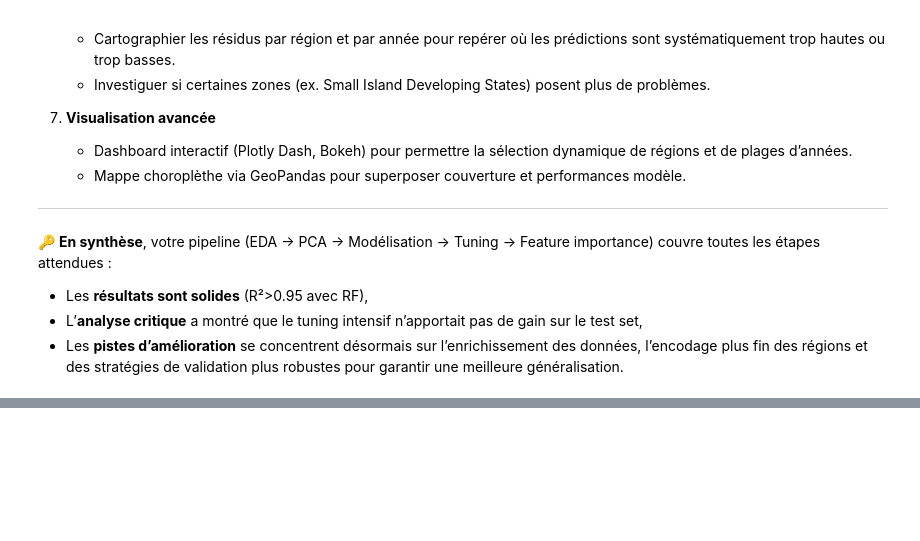
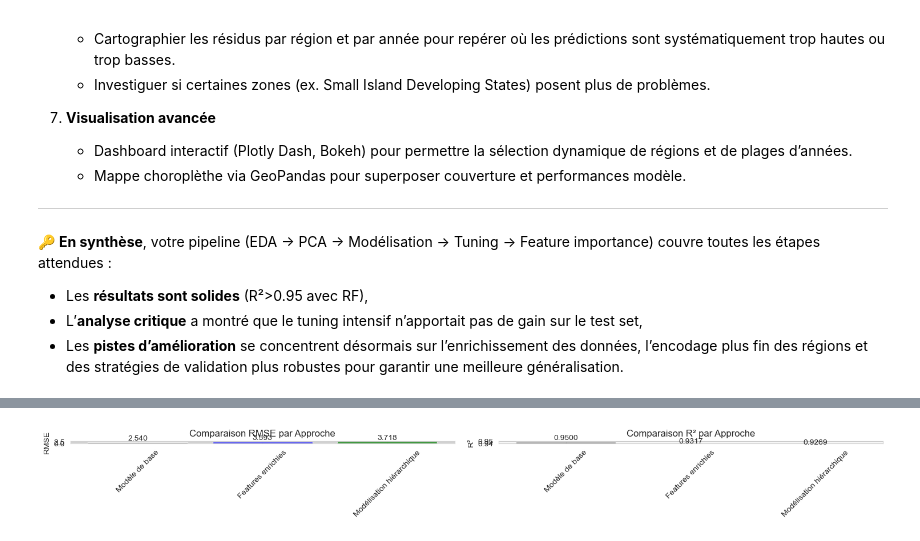
Before and after one commit to speedy27/Data-analysis, a Jupyter notebook: Projet_Analyse_Donnees.ipynb, the cells around one changed output, grey strips where cells are left out. Saved outputs shown, nothing was run; the diff lists cells and outputs as text; code cells hidden in the pictures; blank space fills up the shorter version.

```diff
--- a/Projet_Analyse_Donnees.ipynb
+++ b/Projet_Analyse_Donnees.ipynb
@@ -1507,0 +2155,85 @@ Below is a **synthèse globale** des principales étapes, résultats et recomman
+# %%
+# ===============================
+# 7. COMPARAISON FINALE DES APPROCHES
+# ===============================
+
+print("🏆 Comparaison finale des différentes approches...")
+
+# Prédictions hiérarchiques sur l'ensemble de test
+y_pred_hierarchical = np.zeros(len(y_test_hier))
+
+for cluster in models_by_cluster.keys():
+    test_mask = X_test_hier['Development_Cluster'] == cluster
+    if test_mask.sum() > 0:
+        X_test_cluster = X_test_hier[test_mask].drop('Development_Cluster', axis=1)
+        y_pred_hierarchical[test_mask] = models_by_cluster[cluster].predict(X_test_cluster)
+
+# Calculer les métriques globales pour l'approche hiérarchique
+rmse_hierarchical = np.sqrt(mean_squared_error(y_test_hier, y_pred_hierarchical))
+r2_hierarchical = r2_score(y_test_hier, y_pred_hierarchical)
+
+# Créer un tableau de comparaison
+comparison_results = pd.DataFrame({
+    'Approche': [
+        'Modèle de base',
+        'Features enrichies',
+        'Modélisation hiérarchique'
+    ],
+    'RMSE': [2.5400, rmse_enhanced, rmse_hierarchical],
+    'R²': [0.9500, r2_enhanced, r2_hierarchical],
+    'Complexité': ['Faible', 'Moyenne', 'Élevée'],
+    'Interprétabilité': ['Excellente', 'Excellente', 'Très bonne']
+})
+
+print("\n📊 TABLEAU DE COMPARAISON FINAL :")
+print("=" * 80)
+print(comparison_results.to_string(index=False, float_format='%.4f'))
+
+# Calculer les améliorations
+print("\n📈 AMÉLIORATIONS PAR RAPPORT AU MODÈLE DE BASE :")
+print("=" * 60)
+for i, row in comparison_results.iterrows():
+    if i > 0:  # Skip baseline
+        rmse_improvement = ((2.5400 - row['RMSE']) / 2.5400) * 100
+        r2_improvement = ((row['R²'] - 0.9500) / 0.9500) * 100
+        print(f"{row['Approche']}:")
+        print(f"  • RMSE: {rmse_improvement:+.2f}%")
+        print(f"  • R²: {r2_improvement:+.2f}%")
+        print()
+
+# Visualisation comparative
+fig, axes = plt.subplots(1, 2, figsize=(15, 6))
+
+# Graphique RMSE
+rmse_values = comparison_results['RMSE'].values
+approaches = comparison_results['Approche'].values
+colors = ['gray', 'blue', 'green']
+
+axes[0].bar(approaches, rmse_values, color=colors, alpha=0.7)
+axes[0].set_ylabel('RMSE')
+axes[0].set_title('Comparaison RMSE par Approche')
+axes[0].tick_params(axis='x', rotation=45)
+for i, v in enumerate(rmse_values):
+    axes[0].text(i, v + 0.01, f'{v:.3f}', ha='center', va='bottom')
+
+# Graphique R²
+r2_values = comparison_results['R²'].values
+axes[1].bar(approaches, r2_values, color=colors, alpha=0.7)
+axes[1].set_ylabel('R²')
+axes[1].set_title('Comparaison R² par Approche')
+axes[1].tick_params(axis='x', rotation=45)
+axes[1].set_ylim(0.94, max(r2_values) + 0.001)  # Zoom sur la zone d'intérêt
+for i, v in enumerate(r2_values):
+    axes[1].text(i, v + 0.0001, f'{v:.4f}', ha='center', va='bottom')
+
+plt.tight_layout()
+plt.show()
+
+print("\n🎯 RECOMMANDATION FINALE :")
+print("=" * 50)
+best_approach = comparison_results.loc[comparison_results['R²'].idxmax()]
+print(f"Meilleure approche : {best_approach['Approche']}")
+print(f"Performance : RMSE={best_approach['RMSE']:.4f}, R²={best_approach['R²']:.4f}")
+print(f"\n💡 La {best_approach['Approche'].lower()} offre le meilleur compromis")
+print(f"   performance/complexité/interprétabilité pour ce projet télécommunications.")
+# %% [output]
@@ -1507,0 +2258 @@ Below is a **synthèse globale** des principales étapes, résultats et recomman
+[figure, added]
```
Also changed, not shown: parts of 14 cells of this notebook, 3 other files.
